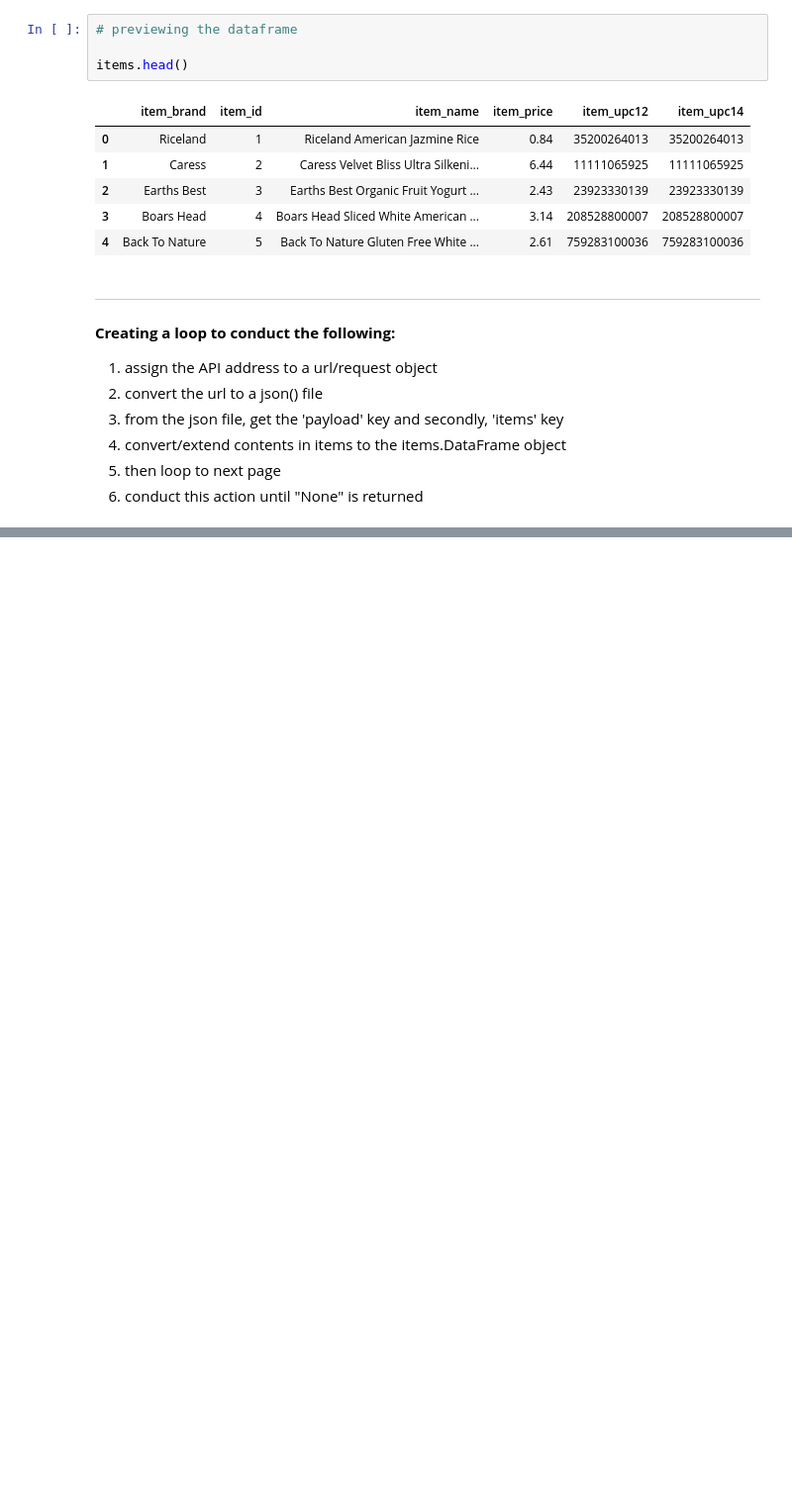
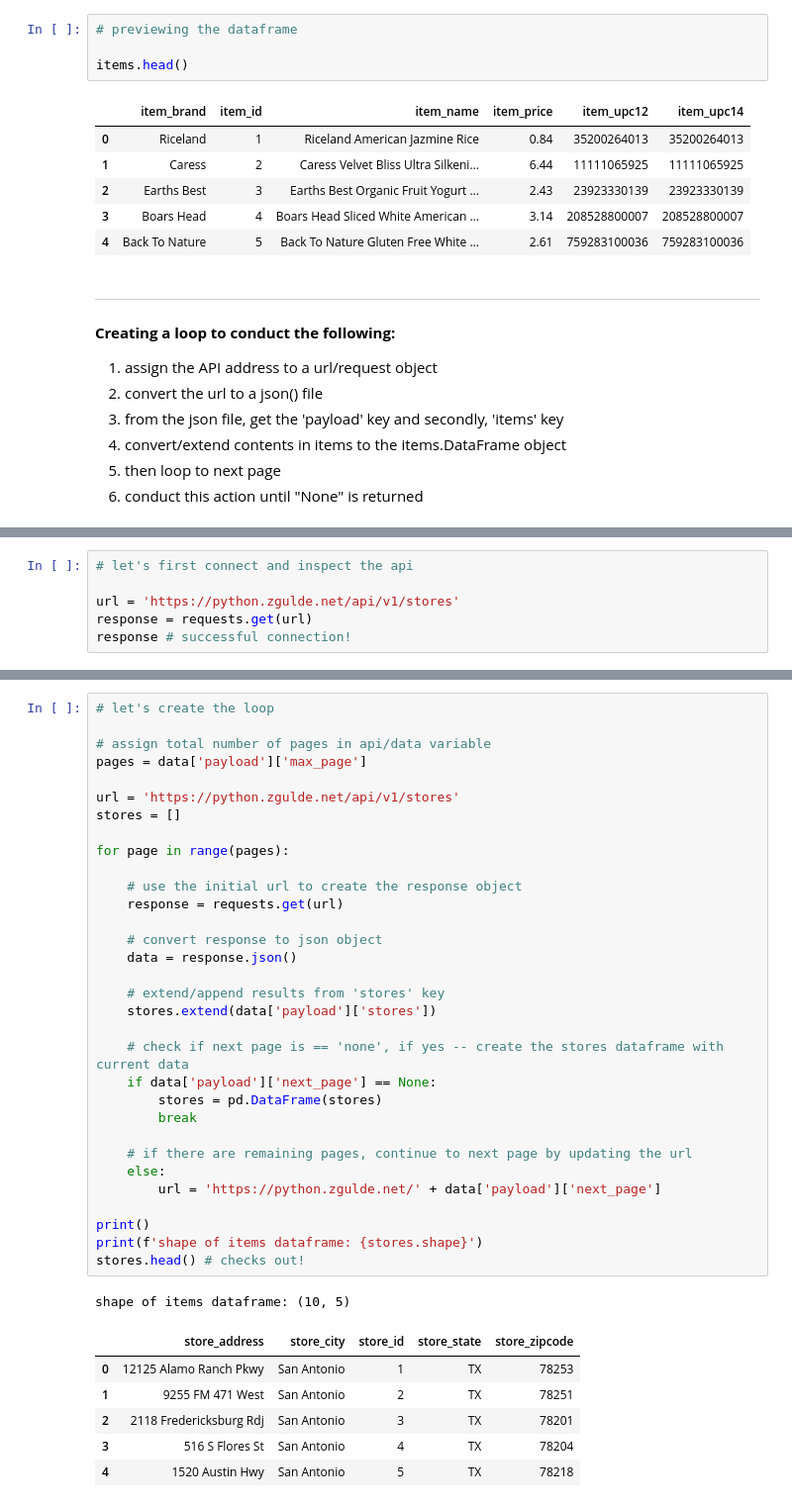
Before and after one commit to mijailmariano/time-series-exercises, a Jupyter notebook: acquire.ipynb, the cells around one changed output, grey strips where cells are left out. Shown: that part at 99% size. Cells and saved outputs as stored; diff of their text form; blank space fills up the shorter version.

```diff
--- a/acquire.ipynb
+++ b/acquire.ipynb
@@ -224,0 +262,6 @@ TypeError: can only concatenate str (not "NoneType") to str
+# %%
+# let's first connect and inspect the api
+
+url = 'https://python.zgulde.net/api/v1/stores'
+response = requests.get(url)
+response # successful connection!
@@ -224,0 +364,40 @@ TypeError: can only concatenate str (not "NoneType") to str
+# %%
+# let's create the loop
+
+# assign total number of pages in api/data variable
+pages = data['payload']['max_page']
+
+url = 'https://python.zgulde.net/api/v1/stores'
+stores = []
+
+for page in range(pages):
+
+    # use the initial url to create the response object
+    response = requests.get(url)
+
+    # convert response to json object
+    data = response.json()
+
+    # extend/append results from 'stores' key
+    stores.extend(data['payload']['stores'])
+
+    # check if next page is == 'none', if yes -- create the stores dataframe with current data
+    if data['payload']['next_page'] == None:
+        stores = pd.DataFrame(stores)
+        break
+
+    # if there are remaining pages, continue to next page by updating the url
+    else:
+        url = 'https://python.zgulde.net/' + data['payload']['next_page']
+
+print()
+print(f'shape of items dataframe: {stores.shape}')
+stores.head() # checks out!
+# %% [output]
+shape of items dataframe: (10, 5)
+|  | store_address | store_city | store_id | store_state | store_zipcode |
+| 0 | 12125 Alamo Ranch Pkwy | San Antonio | 1 | TX | 78253 |
+| 1 | 9255 FM 471 West | San Antonio | 2 | TX | 78251 |
+| 2 | 2118 Fredericksburg Rdj | San Antonio | 3 | TX | 78201 |
+| 3 | 516 S Flores St | San Antonio | 4 | TX | 78204 |
+| 4 | 1520 Austin Hwy | San Antonio | 5 | TX | 78218 |
```
Also changed, not shown: parts of 29 cells of this notebook, 2 other files.
